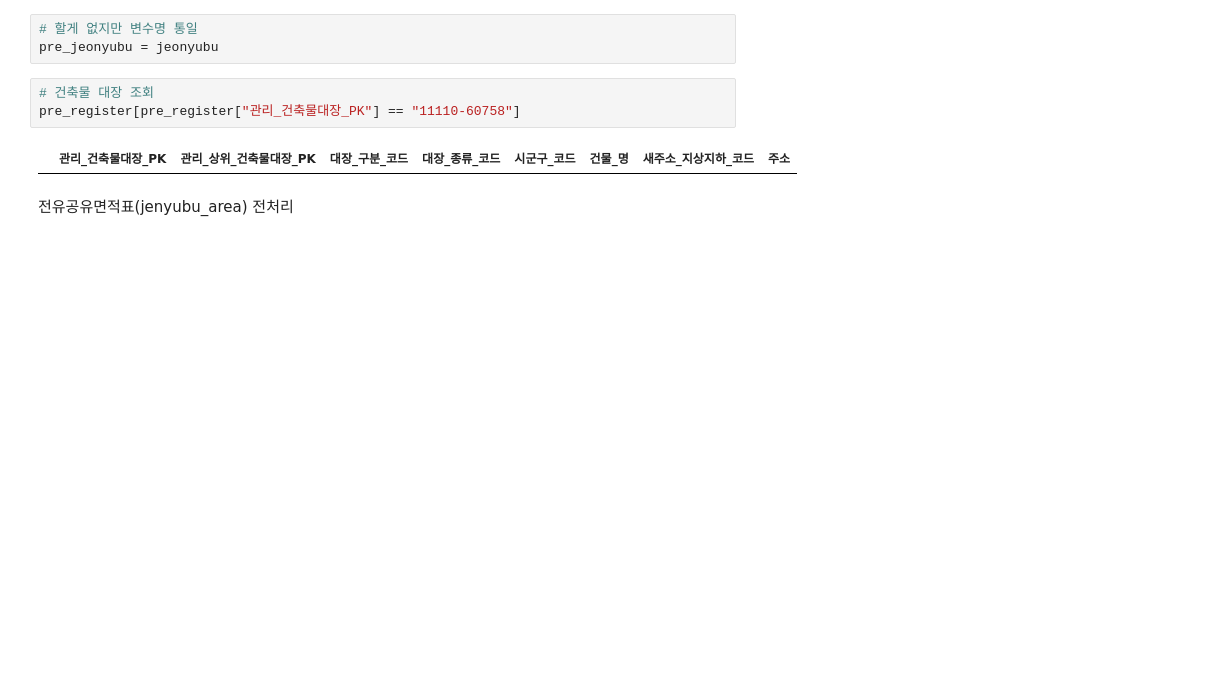
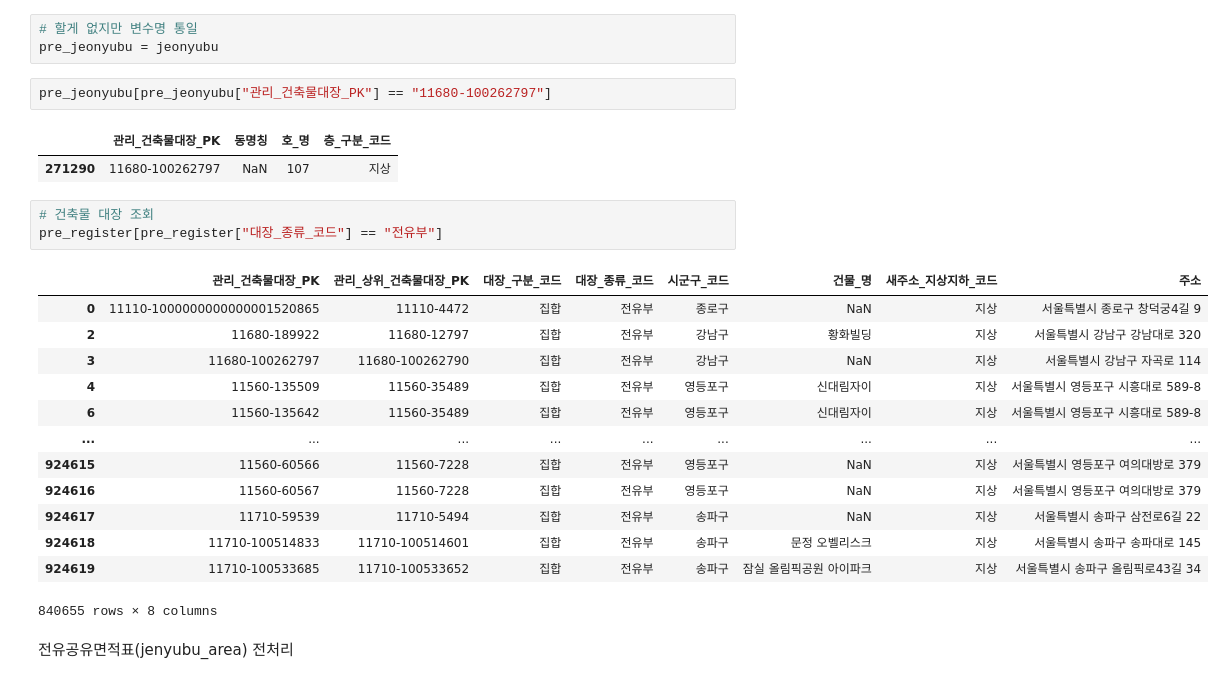
Before and after one commit to Capstone-4/BuildingPre, a Jupyter notebook: building.ipynb, the cells around one changed output. Cells and saved outputs as stored; diff of their text form; blank space fills up the shorter version.

```diff
--- a/building.ipynb
+++ b/building.ipynb
@@ -363,11 +420,28 @@ jeonyubu.head()
 # %%
 # 할게 없지만 변수명 통일
 pre_jeonyubu = jeonyubu
+# %%
+pre_jeonyubu[pre_jeonyubu["관리_건축물대장_PK"] == "11680-100262797"]
+# %% [output]
+|  | 관리_건축물대장_PK | 동명칭 | 호_명 | 층_구분_코드 |
+| 271290 | 11680-100262797 | NaN | 107 | 지상 |
 # %%
 # 건축물 대장 조회
-pre_register[pre_register["관리_건축물대장_PK"] == "11110-60758"]
+pre_register[pre_register["대장_종류_코드"] == "전유부"]
 # %% [output]
 |  | 관리_건축물대장_PK | 관리_상위_건축물대장_PK | 대장_구분_코드 | 대장_종류_코드 | 시군구_코드 | 건물_명 | 새주소_지상지하_코드 | 주소 |
+| 0 | 11110-1000000000000001520865 | 11110-4472 | 집합 | 전유부 | 종로구 | NaN | 지상 | 서울특별시 종로구 창덕궁4길 9 |
+| 2 | 11680-189922 | 11680-12797 | 집합 | 전유부 | 강남구 | 황화빌딩 | 지상 | 서울특별시 강남구 강남대로 320 |
+| 3 | 11680-100262797 | 11680-100262790 | 집합 | 전유부 | 강남구 | NaN | 지상 | 서울특별시 강남구 자곡로 114 |
+| 4 | 11560-135509 | 11560-35489 | 집합 | 전유부 | 영등포구 | 신대림자이 | 지상 | 서울특별시 영등포구 시흥대로 589-8 |
+| 6 | 11560-135642 | 11560-35489 | 집합 | 전유부 | 영등포구 | 신대림자이 | 지상 | 서울특별시 영등포구 시흥대로 589-8 |
+| ... | ... | ... | ... | ... | ... | ... | ... | ... |
+| 924615 | 11560-60566 | 11560-7228 | 집합 | 전유부 | 영등포구 | NaN | 지상 | 서울특별시 영등포구 여의대방로 379 |
+| 924616 | 11560-60567 | 11560-7228 | 집합 | 전유부 | 영등포구 | NaN | 지상 | 서울특별시 영등포구 여의대방로 379 |
+| 924617 | 11710-59539 | 11710-5494 | 집합 | 전유부 | 송파구 | NaN | 지상 | 서울특별시 송파구 삼전로6길 22 |
+| 924618 | 11710-100514833 | 11710-100514601 | 집합 | 전유부 | 송파구 | 문정 오벨리스크 | 지상 | 서울특별시 송파구 송파대로 145 |
+| 924619 | 11710-100533685 | 11710-100533652 | 집합 | 전유부 | 송파구 | 잠실 올림픽공원 아이파크 | 지상 | 서울특별시 송파구 올림픽로43길 34 |
+840655 rows × 8 columns
 # %% [markdown]
 전유공유면적표(jenyubu_area) 전처리
 # %%
```
Also changed, not shown: parts of 18 cells of this notebook, 5 other files.
